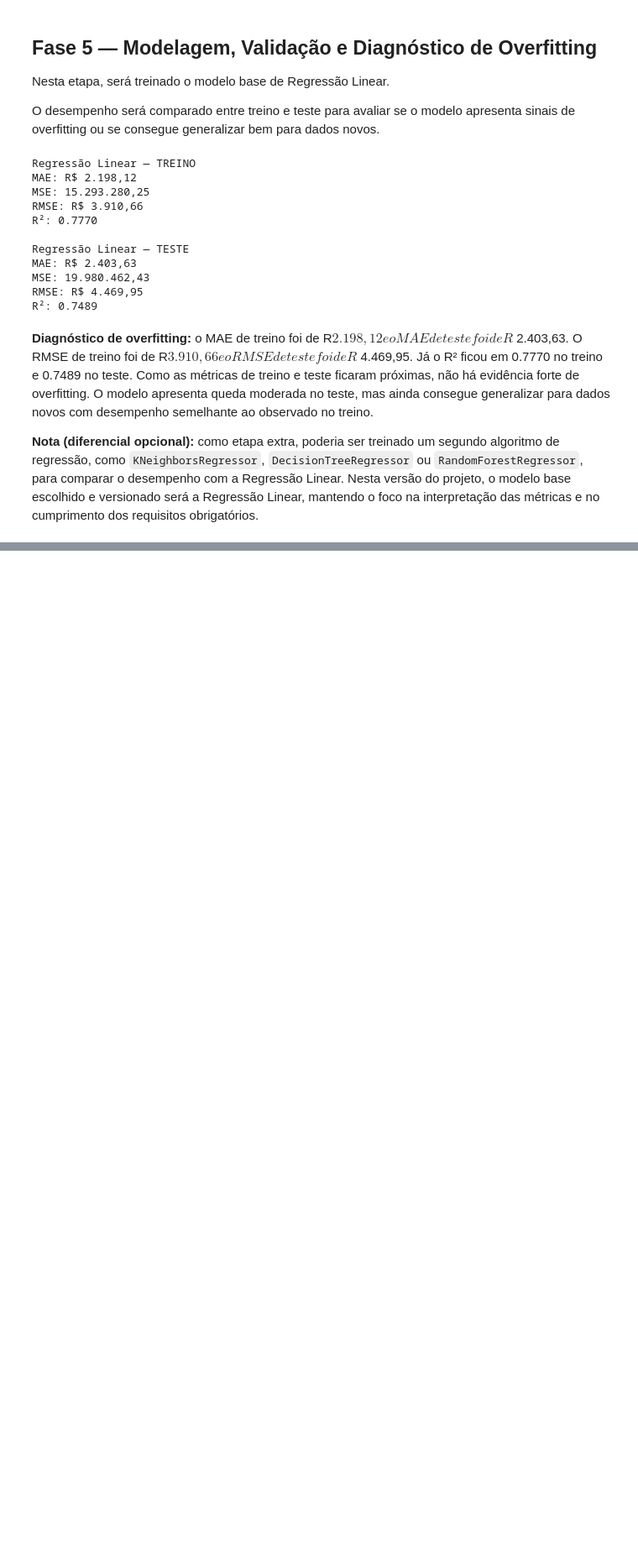
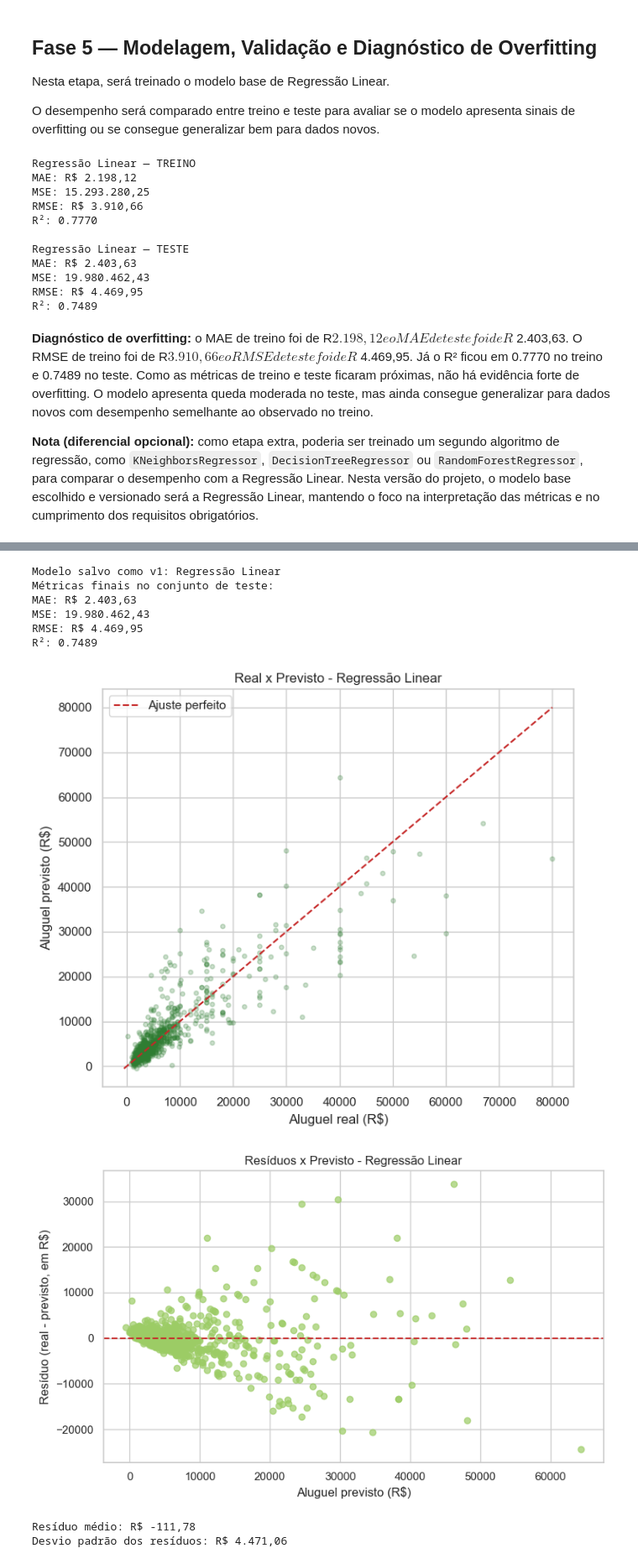
Before and after one commit to Cristina-Freitas/alugaFloripa, a Jupyter notebook: notebooks/alugaFloripa_regressao.ipynb, the cells around one changed output, grey strips where cells are left out. Shown at 84% size. Cells and saved outputs as stored; diff of their text form; code cells hidden in the pictures; blank space fills up the shorter version.

Commit message:
Add avaliacao grafica e veredito do modelo

```diff
--- a/notebooks/alugaFloripa_regressao.ipynb
+++ b/notebooks/alugaFloripa_regressao.ipynb
@@ -715,0 +720,64 @@ R²: 0.7489
+# %%
+# Define a Regressão Linear como modelo para essa versão do projeto
+modelo_campeao = modelo_lr
+
+# Define o nome do modelo campeão para registro das métricas
+nome_campeao = "Regressão Linear"
+
+# Organiza as métricas finais do conjunto de teste em um dicionário
+metricas_teste = {
+    "MAE": mae_test,
+    "MSE": mse_test,
+    "RMSE": rmse_test,
+    "R2": r2_test
+}
+
+# Exibe o modelo salvo como campeão
+print(f"Modelo salvo como v1: {nome_campeao}")
+
+# Exibe as métricas finais do teste
+print("Métricas finais no conjunto de teste:")
+print(f"MAE: R$ {metricas_teste['MAE']:,.2f}".replace(",", "X").replace(".", ",").replace("X", "."))
+print(f"MSE: {metricas_teste['MSE']:,.2f}".replace(",", "X").replace(".", ",").replace("X", "."))
+print(f"RMSE: R$ {metricas_teste['RMSE']:,.2f}".replace(",", "X").replace(".", ",").replace("X", "."))
+print(f"R²: {metricas_teste['R2']:.4f}")
+# %% [output]
+Modelo salvo como v1: Regressão Linear
+Métricas finais no conjunto de teste:
+MAE: R$ 2.403,63
+MSE: 19.980.462,43
+RMSE: R$ 4.469,95
+R²: 0.7489
+# %%
+# Gráfico 1: compara os valores reais com os valores previstos pelo modelo
+# Quanto mais próximos os pontos estiverem da linha vermelha, melhor está a previsão
+
+plot_observed_vs_predicted(
+    y_test,
+    y_pred_test,
+    "Real x Previsto - Regressão Linear",
+    "06_real_vs_previsto.png"
+)
+
+# Calcula os resíduos do modelo
+# Resíduo = valor real - valor previsto
+residuos = y_test - y_pred_test
+
+# Gráfico 2: mostra os resíduos em relação aos valores previstos
+# O ideal é que os pontos fiquem espalhados ao redor da linha zero, sem padrão muito forte
+
+plot_residuals(
+    y_test,
+    y_pred_test,
+    "Resíduos x Previsto - Regressão Linear",
+    "07_residuos_previsto.png"
+)
+
+# Exibe estatísticas simples dos resíduos
+print(f"Resíduo médio: R$ {residuos.mean():,.2f}".replace(",", "X").replace(".", ",").replace("X", "."))
+print(f"Desvio padrão dos resíduos: R$ {residuos.std():,.2f}".replace(",", "X").replace(".", ",").replace("X", "."))
+# %% [output]
+[figure, added]
+[figure, added]
+Resíduo médio: R$ -111,78
+Desvio padrão dos resíduos: R$ 4.471,06
```
Also changed, not shown: parts of 2 cells of this notebook, 2 other files.
